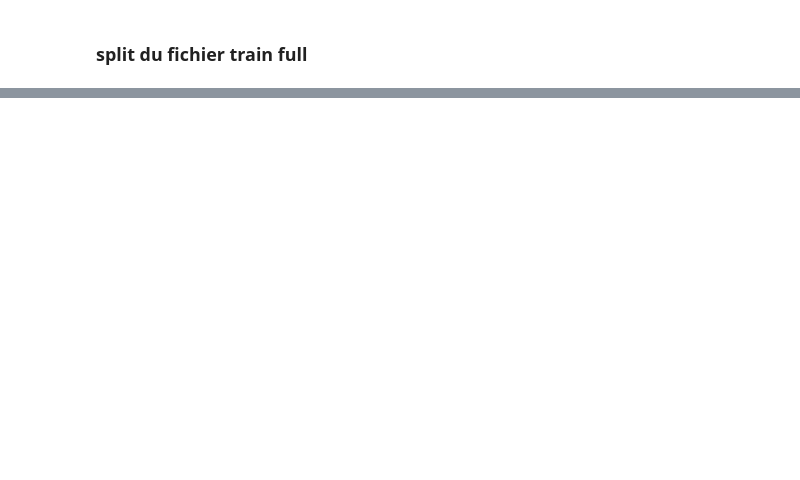
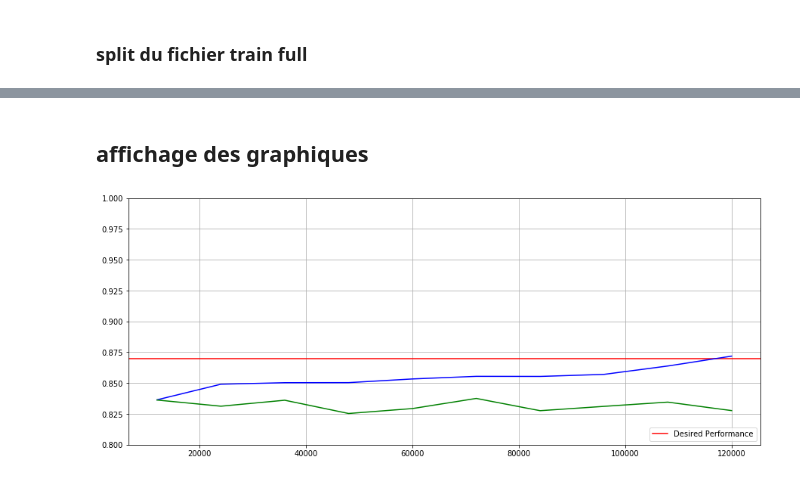
Before and after one commit to Simplon-IA-Bdx-1/house-prices-damien-laurent, a Jupyter notebook: Auc_split.ipynb, the cells around one changed output, grey strips where cells are left out. Drawn from its saved outputs; the diff is of its cells as text; code cells hidden in the pictures; blank space fills up the shorter version.

```diff
--- a/Auc_split.ipynb
+++ b/Auc_split.ipynb
@@ -101,0 +256,7 @@ auc_deepnet
+# %%
+# fonction de calcul
+def auc(csv):
+    actual = csv['SeriousDlqin2yrs']
+    pred = csv['1 probability']
+    auc = np.float64(roc_auc_score(actual, pred))
+    return np.float64(auc)
@@ -101,0 +404,18 @@ auc_deepnet
+# %%
+# fonction de creation de graphe en fonction des pred
+def graph(list1, list2, list3):
+    plt.grid()
+    plt.axhline(y=0.87, color= 'red', label="Desired Performance")
+    plt.rcParams['figure.figsize'] = [15 , 6]
+    plt.ylim(0.80,1)
+    plt.plot(list1, list2, color= 'blue')
+    plt.plot(list1, list3, color= 'green')
+    plt.legend(loc='lower right')
+    plt.show()
+# %% [markdown]
+## affichage des graphiques
+# %%
+# model ensemble (bleu) vs deepnet (vert) sur validation
+graph(train_size, auc_ens_val, auc_dee_val)
+# %% [output]
+[figure, added]
```
Also changed, not shown: parts of 39 cells of this notebook, 42 other files.
